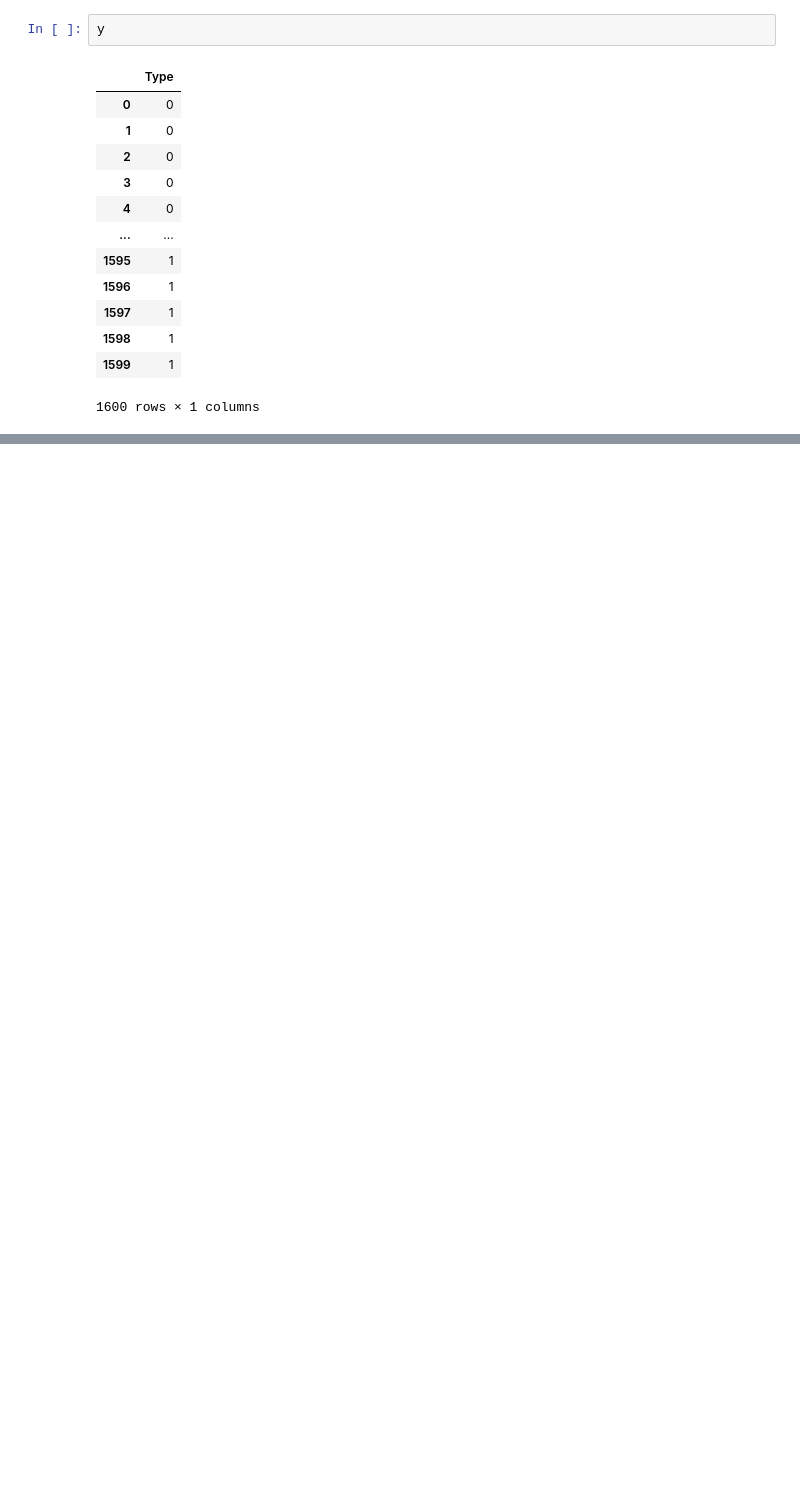
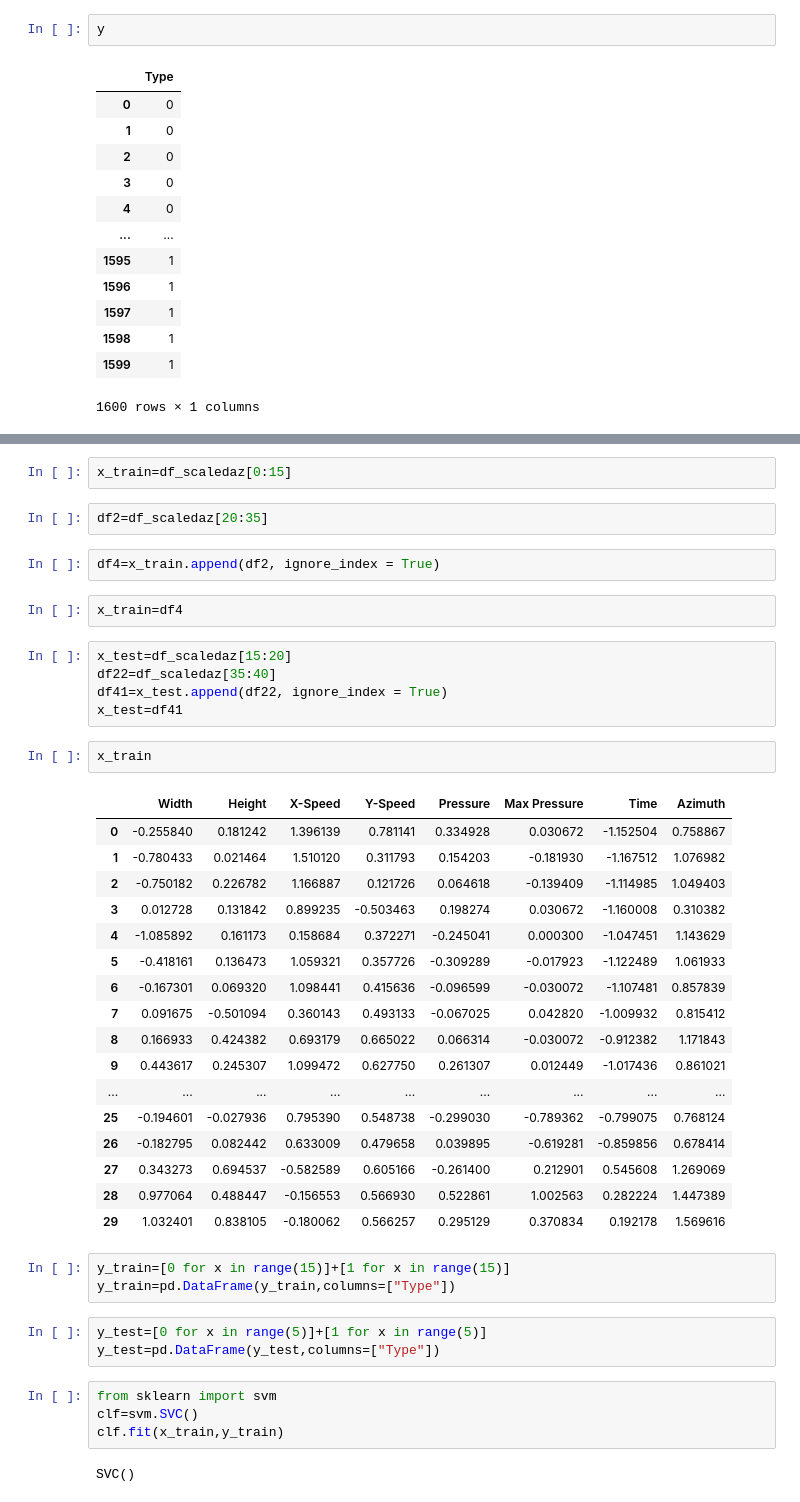
Before and after one commit to sherlockwayne/Signature-Recognition, a Jupyter notebook: Untitled9.ipynb, the cells around one changed output, grey strips where cells are left out. Cells and saved outputs as stored; diff of their text form; blank space fills up the shorter version.

```diff
--- a/Untitled9.ipynb
+++ b/Untitled9.ipynb
@@ -91,0 +144,45 @@ df_scaled
+# %%
+x_train=df_scaledaz[0:15]
+# %%
+df2=df_scaledaz[20:35]
+# %%
+df4=x_train.append(df2, ignore_index = True)
+# %%
+x_train=df4
+# %%
+x_test=df_scaledaz[15:20]
+df22=df_scaledaz[35:40]
+df41=x_test.append(df22, ignore_index = True)
+x_test=df41
+# %%
+x_train
+# %% [output]
+|  | Width | Height | X-Speed | Y-Speed | Pressure | Max Pressure | Time | Azimuth |
+| 0 | -0.255840 | 0.181242 | 1.396139 | 0.781141 | 0.334928 | 0.030672 | -1.152504 | 0.758867 |
+| 1 | -0.780433 | 0.021464 | 1.510120 | 0.311793 | 0.154203 | -0.181930 | -1.167512 | 1.076982 |
+| 2 | -0.750182 | 0.226782 | 1.166887 | 0.121726 | 0.064618 | -0.139409 | -1.114985 | 1.049403 |
+| 3 | 0.012728 | 0.131842 | 0.899235 | -0.503463 | 0.198274 | 0.030672 | -1.160008 | 0.310382 |
+| 4 | -1.085892 | 0.161173 | 0.158684 | 0.372271 | -0.245041 | 0.000300 | -1.047451 | 1.143629 |
+| 5 | -0.418161 | 0.136473 | 1.059321 | 0.357726 | -0.309289 | -0.017923 | -1.122489 | 1.061933 |
+| 6 | -0.167301 | 0.069320 | 1.098441 | 0.415636 | -0.096599 | -0.030072 | -1.107481 | 0.857839 |
+| 7 | 0.091675 | -0.501094 | 0.360143 | 0.493133 | -0.067025 | 0.042820 | -1.009932 | 0.815412 |
+| 8 | 0.166933 | 0.424382 | 0.693179 | 0.665022 | 0.066314 | -0.030072 | -0.912382 | 1.171843 |
+| 9 | 0.443617 | 0.245307 | 1.099472 | 0.627750 | 0.261307 | 0.012449 | -1.017436 | 0.861021 |
+| ... | ... | ... | ... | ... | ... | ... | ... | ... |
+| 25 | -0.194601 | -0.027936 | 0.795390 | 0.548738 | -0.299030 | -0.789362 | -0.799075 | 0.768124 |
+| 26 | -0.182795 | 0.082442 | 0.633009 | 0.479658 | 0.039895 | -0.619281 | -0.859856 | 0.678414 |
+| 27 | 0.343273 | 0.694537 | -0.582589 | 0.605166 | -0.261400 | 0.212901 | 0.545608 | 1.269069 |
+| 28 | 0.977064 | 0.488447 | -0.156553 | 0.566930 | 0.522861 | 1.002563 | 0.282224 | 1.447389 |
+| 29 | 1.032401 | 0.838105 | -0.180062 | 0.566257 | 0.295129 | 0.370834 | 0.192178 | 1.569616 |
+# %%
+y_train=[0 for x in range(15)]+[1 for x in range(15)]
+y_train=pd.DataFrame(y_train,columns=["Type"])
+# %%
+y_test=[0 for x in range(5)]+[1 for x in range(5)]
+y_test=pd.DataFrame(y_test,columns=["Type"])
+# %%
+from sklearn import svm
+clf=svm.SVC()
+clf.fit(x_train,y_train)
+# %% [output]
+SVC()
```
Also changed, not shown: parts of 19 cells of this notebook.
